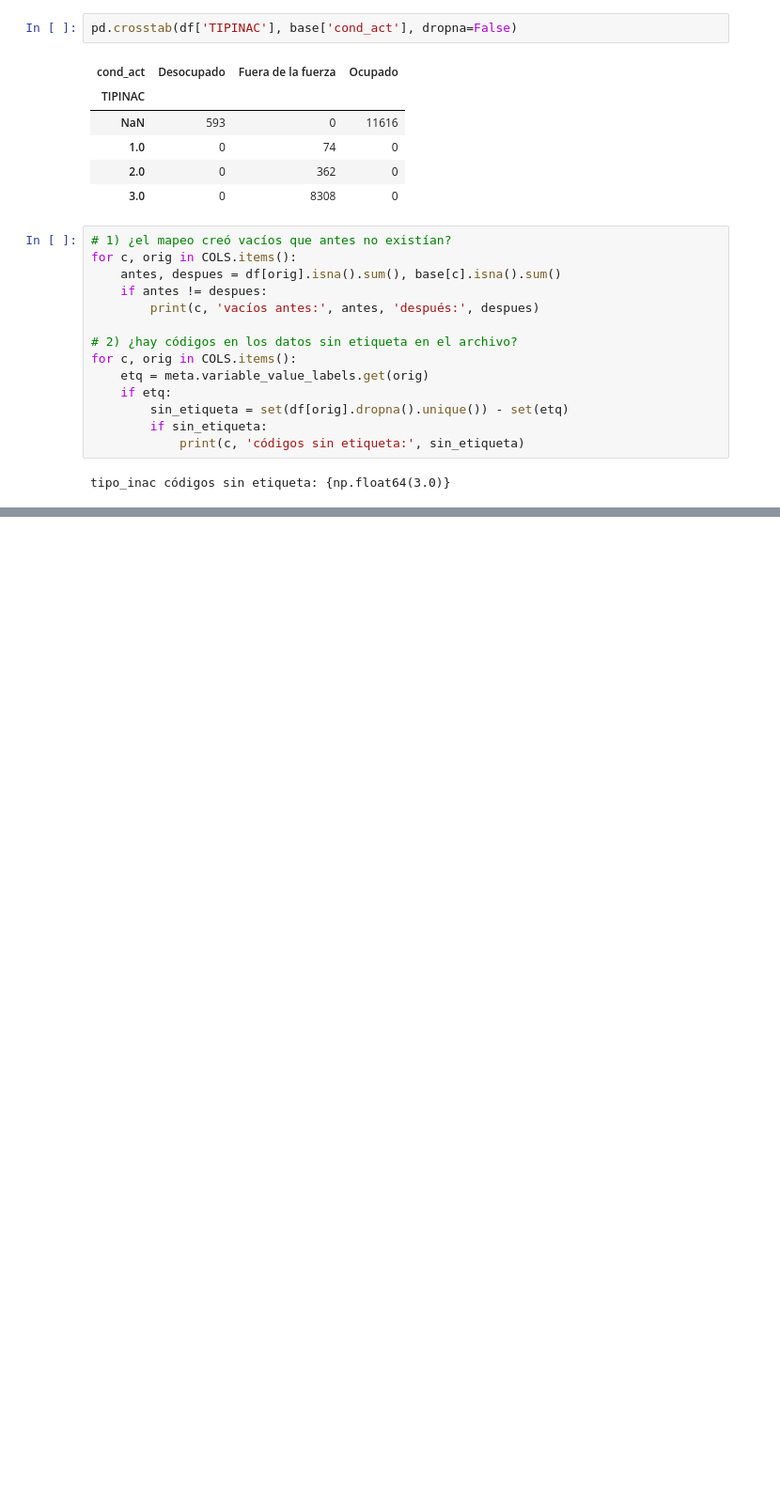
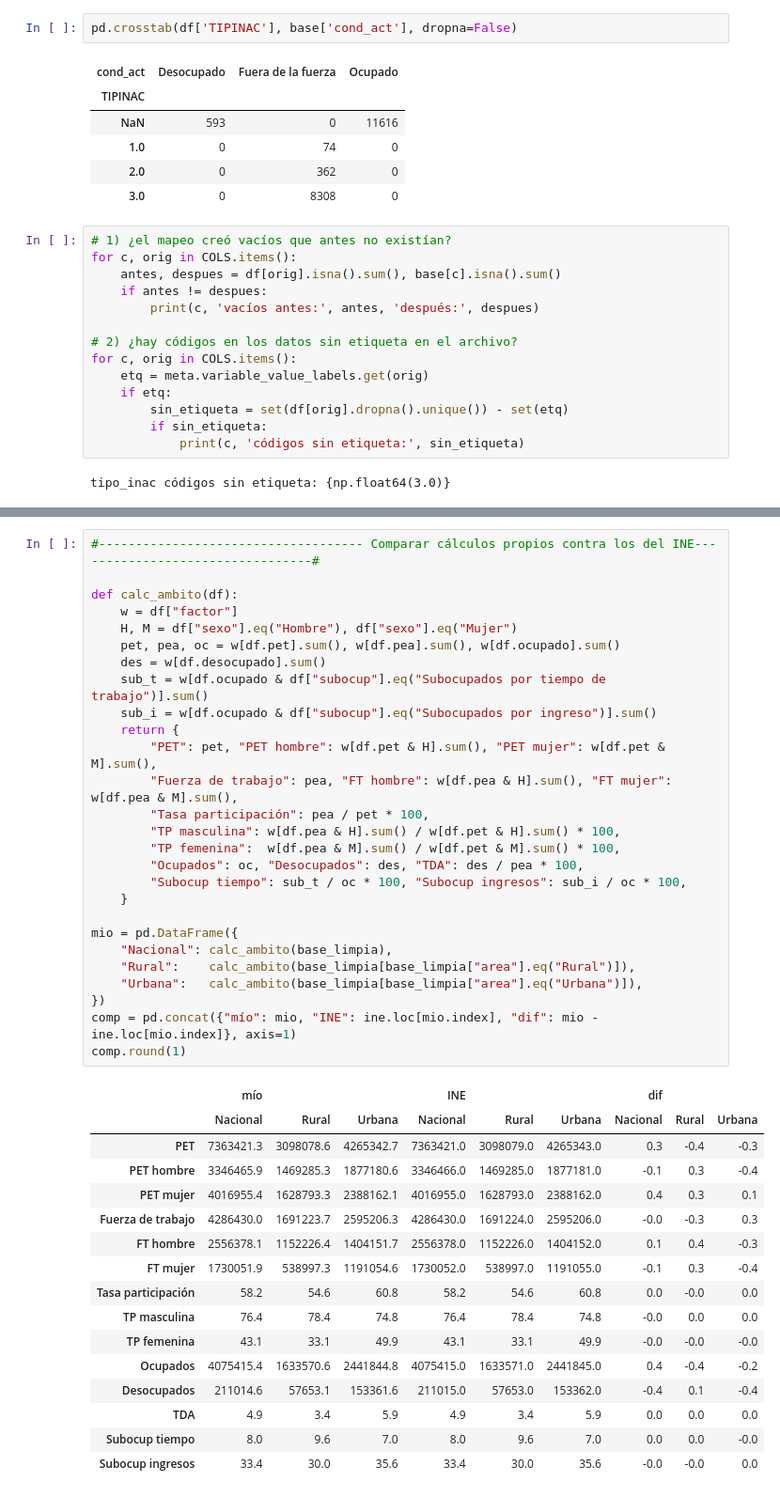
Before and after one commit to hakaiso/proyecto1-ehpm-desempleo, a Jupyter notebook: notebooks/limpieza-portafolio-2025.ipynb, the cells around one changed output, grey strips where cells are left out. Shown at 94% size. Drawn from its saved outputs; the diff is of its cells as text; blank space fills up the shorter version.

```diff
--- a/notebooks/limpieza-portafolio-2025.ipynb
+++ b/notebooks/limpieza-portafolio-2025.ipynb
@@ -285,0 +540,44 @@ print(df["NUMSALMIN"].unique())
+# %%
+#------------------------------------ Comparar cálculos propios contra los del INE---------------------------------#
+
+def calc_ambito(df):
+    w = df["factor"]
+    H, M = df["sexo"].eq("Hombre"), df["sexo"].eq("Mujer")
+    pet, pea, oc = w[df.pet].sum(), w[df.pea].sum(), w[df.ocupado].sum()
+    des = w[df.desocupado].sum()
+    sub_t = w[df.ocupado & df["subocup"].eq("Subocupados por tiempo de trabajo")].sum()
+    sub_i = w[df.ocupado & df["subocup"].eq("Subocupados por ingreso")].sum()
+    return {
+        "PET": pet, "PET hombre": w[df.pet & H].sum(), "PET mujer": w[df.pet & M].sum(),
+        "Fuerza de trabajo": pea, "FT hombre": w[df.pea & H].sum(), "FT mujer": w[df.pea & M].sum(),
+        "Tasa participación": pea / pet * 100,
+        "TP masculina": w[df.pea & H].sum() / w[df.pet & H].sum() * 100,
+        "TP femenina":  w[df.pea & M].sum() / w[df.pet & M].sum() * 100,
+        "Ocupados": oc, "Desocupados": des, "TDA": des / pea * 100,
+        "Subocup tiempo": sub_t / oc * 100, "Subocup ingresos": sub_i / oc * 100,
+    }
+
+mio = pd.DataFrame({
+    "Nacional": calc_ambito(base_limpia),
+    "Rural":    calc_ambito(base_limpia[base_limpia["area"].eq("Rural")]),
+    "Urbana":   calc_ambito(base_limpia[base_limpia["area"].eq("Urbana")]),
+})
+comp = pd.concat({"mío": mio, "INE": ine.loc[mio.index], "dif": mio - ine.loc[mio.index]}, axis=1)
+comp.round(1)
+# %% [output]
+|  | mío |  |  | INE |  |  | dif |  |  |
+|  | Nacional | Rural | Urbana | Nacional | Rural | Urbana | Nacional | Rural | Urbana |
+| PET | 7363421.3 | 3098078.6 | 4265342.7 | 7363421.0 | 3098079.0 | 4265343.0 | 0.3 | -0.4 | -0.3 |
+| PET hombre | 3346465.9 | 1469285.3 | 1877180.6 | 3346466.0 | 1469285.0 | 1877181.0 | -0.1 | 0.3 | -0.4 |
+| PET mujer | 4016955.4 | 1628793.3 | 2388162.1 | 4016955.0 | 1628793.0 | 2388162.0 | 0.4 | 0.3 | 0.1 |
+| Fuerza de trabajo | 4286430.0 | 1691223.7 | 2595206.3 | 4286430.0 | 1691224.0 | 2595206.0 | -0.0 | -0.3 | 0.3 |
+| FT hombre | 2556378.1 | 1152226.4 | 1404151.7 | 2556378.0 | 1152226.0 | 1404152.0 | 0.1 | 0.4 | -0.3 |
+| FT mujer | 1730051.9 | 538997.3 | 1191054.6 | 1730052.0 | 538997.0 | 1191055.0 | -0.1 | 0.3 | -0.4 |
+| Tasa participación | 58.2 | 54.6 | 60.8 | 58.2 | 54.6 | 60.8 | 0.0 | -0.0 | 0.0 |
+| TP masculina | 76.4 | 78.4 | 74.8 | 76.4 | 78.4 | 74.8 | -0.0 | 0.0 | 0.0 |
+| TP femenina | 43.1 | 33.1 | 49.9 | 43.1 | 33.1 | 49.9 | -0.0 | -0.0 | -0.0 |
+| Ocupados | 4075415.4 | 1633570.6 | 2441844.8 | 4075415.0 | 1633571.0 | 2441845.0 | 0.4 | -0.4 | -0.2 |
+| Desocupados | 211014.6 | 57653.1 | 153361.6 | 211015.0 | 57653.0 | 153362.0 | -0.4 | 0.1 | -0.4 |
+| TDA | 4.9 | 3.4 | 5.9 | 4.9 | 3.4 | 5.9 | 0.0 | 0.0 | 0.0 |
+| Subocup tiempo | 8.0 | 9.6 | 7.0 | 8.0 | 9.6 | 7.0 | 0.0 | 0.0 | -0.0 |
+| Subocup ingresos | 33.4 | 30.0 | 35.6 | 33.4 | 30.0 | 35.6 | -0.0 | -0.0 | 0.0 |
```
Also changed, not shown: parts of 21 cells of this notebook, 8 other files.
